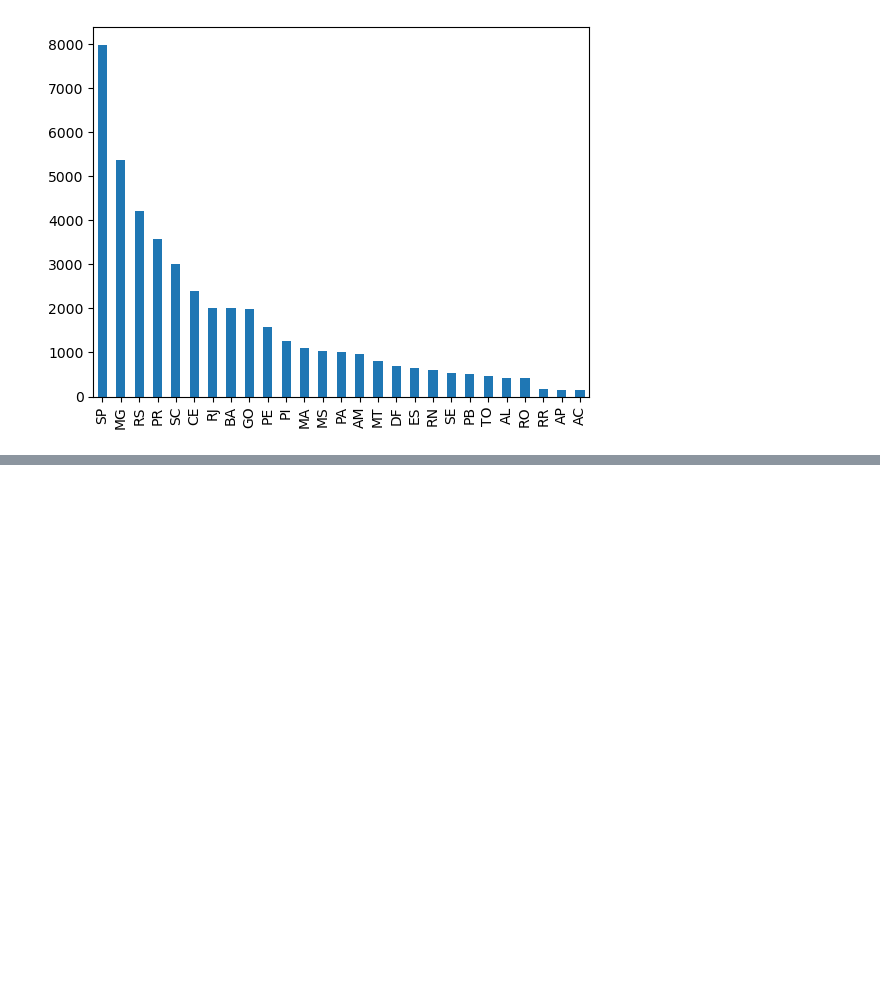
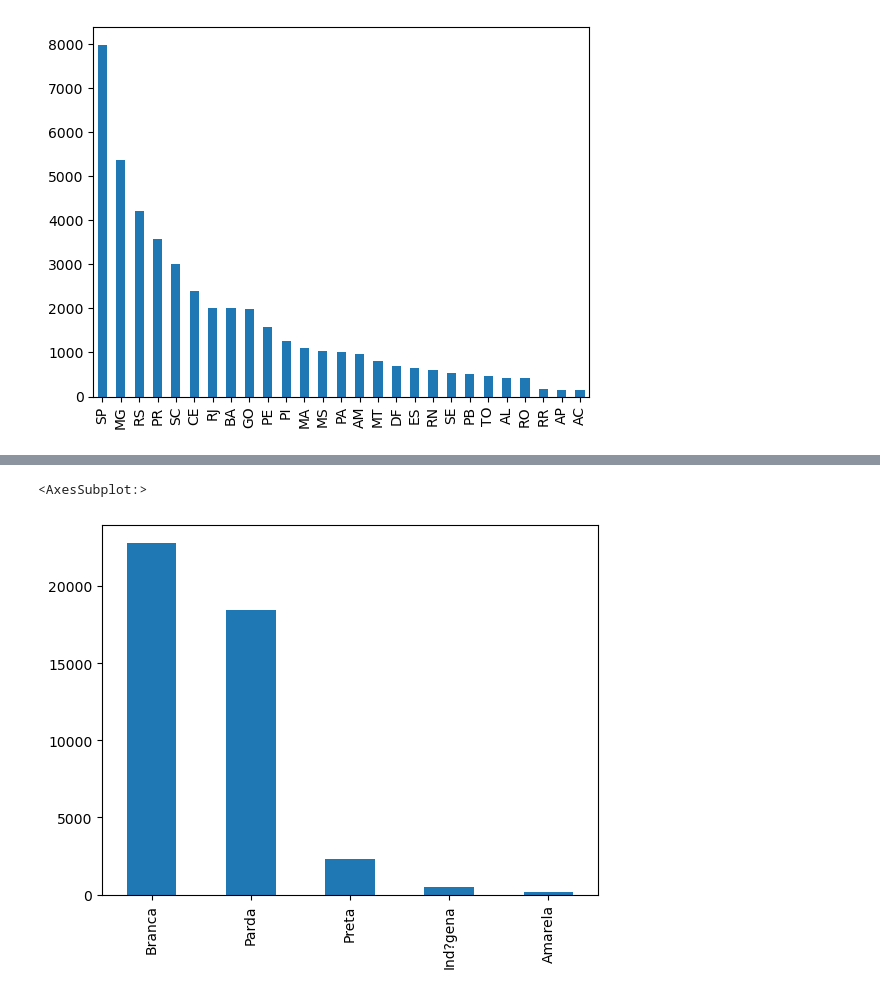
Before and after one commit to ionnss/Analise-Suicidio-2014-2018-Datasus-, a Jupyter notebook: Reanálise Suicidio.ipynb, the cells around one changed output, grey strips where cells are left out. Cells and saved outputs as stored; diff of their text form; code cells hidden in the pictures; blank space fills up the shorter version.

```diff
--- a/Reanálise Suicidio.ipynb
+++ b/Reanálise Suicidio.ipynb
@@ -87,0 +98,5 @@ data['idade'].plot.hist()
+# %%
+data['RACACOR'].value_counts().plot.bar()
+# %% [output]
+<AxesSubplot:>
+[figure, added]
```
Also changed, not shown: parts of 16 cells of this notebook.
